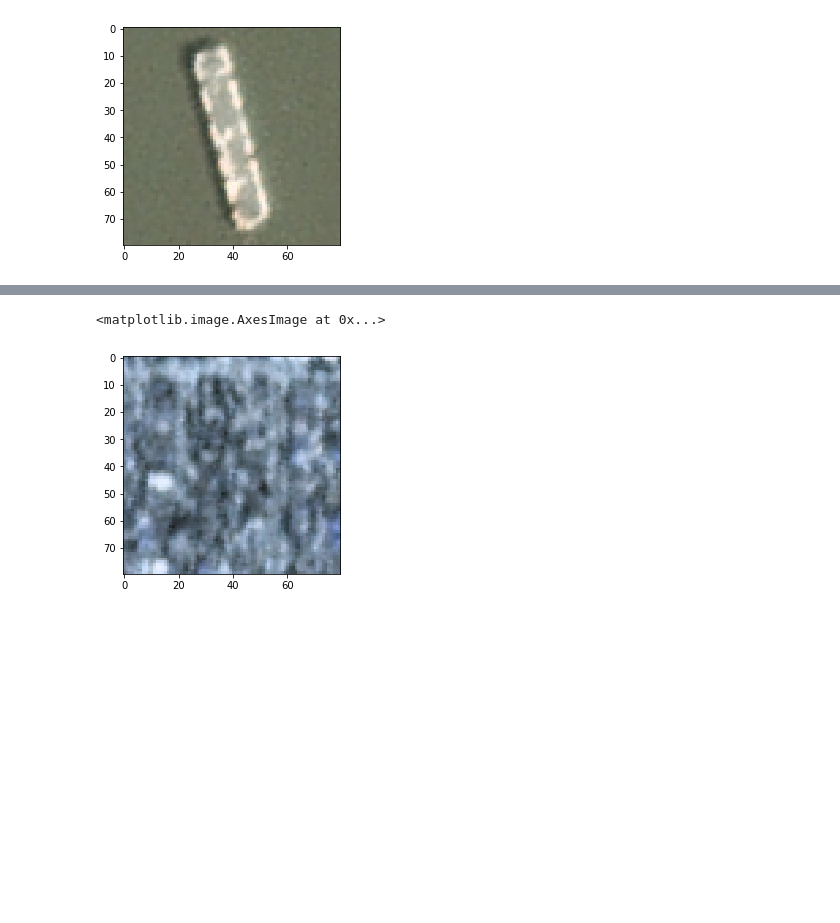
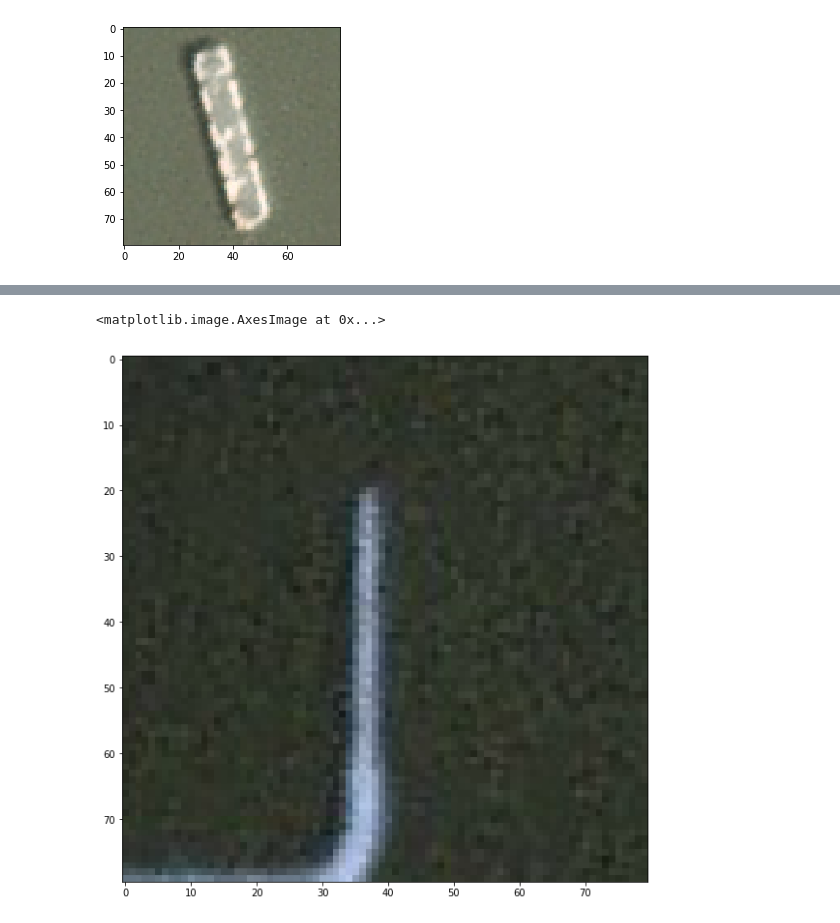
Before and after one commit to NourO93/shipsnet, a Jupyter notebook: Svm-tuning-slidingwindow.ipynb, the cells around one changed output, grey strips where cells are left out. Cells and saved outputs as stored; diff of their text form; code cells hidden in the pictures; blank space fills up the shorter version.

```diff
--- a/Svm-tuning-slidingwindow.ipynb
+++ b/Svm-tuning-slidingwindow.ipynb
@@ -277,3 +395,8 @@ plt.imshow(image_data[200])
 # %% [output]
 <matplotlib.image.AxesImage at 0x...>
 [figure]
+# %%
+scene = cv2.imread('shipsnet_data/scenes/lb_1_crop.jpg')
+import matplotlib.pyplot as plt
+plt.rcParams["figure.figsize"] = (20,10)
+plt.imshow(scene)
@@ -280,5 +430,7 @@ plt.imshow(image_data[200])
 # %%
 scene = cv2.imread('shipsnet_data/scenes/lb_1.jpg')
+import matplotlib.pyplot as plt
+plt.rcParams["figure.figsize"] = (20,10)
 plt.imshow(scene)
 # %% [output]
 <matplotlib.image.AxesImage at 0x...>
@@ -286,15 +438,19 @@ plt.imshow(scene)
 # %%
 (winW, winH) = (80, 80)
 
-windows = []
+cnn_windows = []
+cnn_coords = []
 i = 0
-for (x, y, window) in sliding_window(scene, stepSize=20, windowSize=(winW, winH)):
+for (x, y, window) in sliding_window(scene, stepSize=12, windowSize=(winW, winH)):
     if window.shape[0] != winH or window.shape[1] != winW:
         continue
-    print(i)
-    x_image =np.ravel(window)
-    y_pred = clf.predict(x_image.reshape(1, -1))[0]
-    if y_pred ==1:
-        windows.append(window)
-    i+=
+    cnn_window = np.expand_dims(window, axis=0)
+    y_pred = model.predict(cnn_window)
+    print(y_pred)
+    y_pred_val = list(y_pred[0])[0]
+    if y_pred_val == 0.0 :
+        print('boat?')
+        cnn_coords.append((x,y))
+        cnn_windows.append(window)
+    i+=1
 # %% [output]
@@ -339,0 +478,13 @@ found_boats
+# %%
+import matplotlib.patches as patches
+
+
+plt.rcParams["figure.figsize"] = (20,10)
+
+fig,ax = plt.subplots(1)
+ax.imshow(scene)
+
+for i in cnn_coords:
+    rect = patches.Rectangle(i,80,80,linewidth=4,edgecolor='r',facecolor='none')
+    ax.add_patch(rect)
+plt.show()
@@ -340,5 +493,5 @@ found_boats
 # %%
-plt.imshow(windows[69])
+plt.imshow(cnn_windows[0])
 # %% [output]
 <matplotlib.image.AxesImage at 0x...>
-[figure, old version]
+[figure, new version]
```
Also changed, not shown: parts of 28 cells of this notebook, 4 other files.
